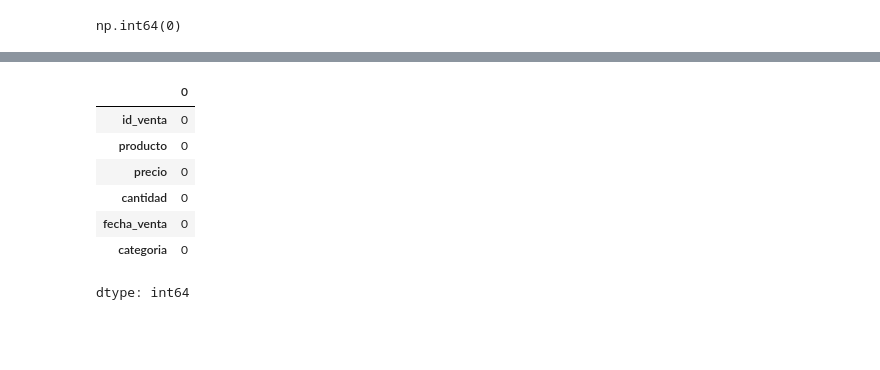
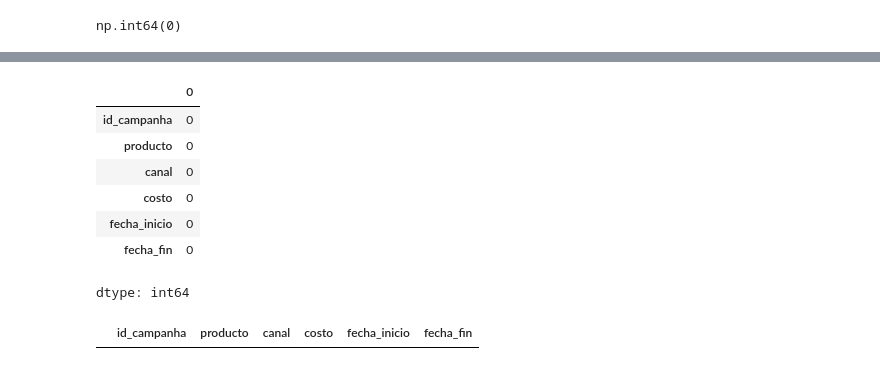
Before and after one commit to VictoriaGoldaraz/TT-2C2025-Data-Analitycs-Notebooks, a Jupyter notebook: Goldaraz,_María_Victoria_Comisión_C252613_TPI_Data_Analytics.ipynb, the cells around one changed output, grey strips where cells are left out. Cells and saved outputs as stored; diff of their text form; code cells hidden in the pictures; blank space fills up the shorter version.

```diff
--- a/Goldaraz,_María_Victoria_Comisión_C252613_TPI_Data_Analytics.ipynb
+++ b/Goldaraz,_María_Victoria_Comisión_C252613_TPI_Data_Analytics.ipynb
@@ -164,11 +149,0 @@ df_pp1.dropna()
-# %%
-df_pp1.isnull().sum()
-# %% [output]
-|  | 0 |
-| id_venta | 0 |
-| producto | 0 |
-| precio | 0 |
-| cantidad | 0 |
-| fecha_venta | 0 |
-| categoria | 0 |
-dtype: int64
@@ -178,3 +150,18 @@ df_pp1.str.replace()
+# %%
+df_marketing.isnull().sum() df_marketing[df_marketing.isnull().any(axis=1)]
+# %% [output]
+|  | 0 |
+| id_campanha | 0 |
+| producto | 0 |
+| canal | 0 |
+| costo | 0 |
+| fecha_inicio | 0 |
+| fecha_fin | 0 |
+dtype: int64
+# %%
+df_marketing[df_marketing.isnull().any(axis=1)]
+# %% [output]
+|  | id_campanha | producto | canal | costo | fecha_inicio | fecha_fin |
 # %%
 # Filtros y transformaciones
 # %%
```
Also changed, not shown: parts of 7 cells of this notebook.
